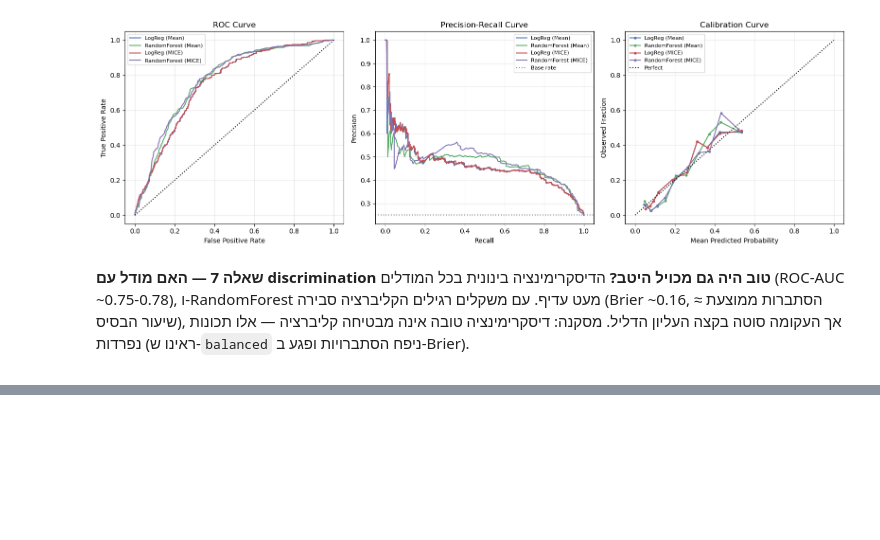
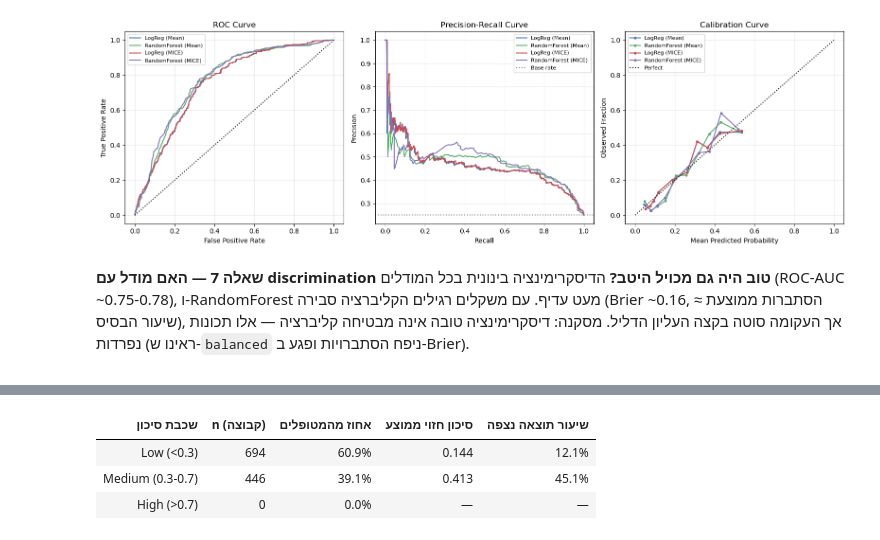
Before and after one commit to Roybin12/medical-machine-learning-, a Jupyter notebook: assignment.ipynb, the cells around one changed output, grey strips where cells are left out. Drawn from its saved outputs; the diff is of its cells as text; code cells hidden in the pictures; blank space fills up the shorter version.

```diff
--- a/assignment.ipynb
+++ b/assignment.ipynb
@@ -614,0 +625,28 @@ plt.tight_layout(); plt.show()
+# %%
+# === שלב 8א: טבלת דירוג סיכונים ===
+RISK_BINS = [0, 0.3, 0.7, 1.0000001]
+RISK_LABELS = ["Low (<0.3)", "Medium (0.3-0.7)", "High (>0.7)"]
+
+def risk_table(probs, y_true):
+    tiers = pd.cut(probs, bins=RISK_BINS, right=False, labels=RISK_LABELS)
+    d = pd.DataFrame({"tier": tiers, "p": probs, "y": np.asarray(y_true)})
+    g = d.groupby("tier", observed=False)
+    n = g.size().to_numpy()
+    pred = g["p"].mean().to_numpy()
+    obs = g["y"].mean().to_numpy()
+    return pd.DataFrame({
+        "שכבת סיכון": RISK_LABELS,
+        "n (קבוצה)": n,
+        "אחוז מהמטופלים": [f"{v / len(d) * 100:.1f}%" for v in n],
+        "סיכון חזוי ממוצע": [f"{v:.3f}" if not np.isnan(v) else "—" for v in pred],
+        "שיעור תוצאה נצפה": [f"{v * 100:.1f}%" if not np.isnan(v) else "—" for v in obs],
+    })
+
+PRIMARY = ("MICE", "RandomForest")
+strat = risk_table(pred_prob[PRIMARY], y_test)
+display(rtl(strat))
+# %% [output]
+| שכבת סיכון | n (קבוצה) | אחוז מהמטופלים | סיכון חזוי ממוצע | שיעור תוצאה נצפה |
+| Low (<0.3) | 694 | 60.9% | 0.144 | 12.1% |
+| Medium (0.3-0.7) | 446 | 39.1% | 0.413 | 45.1% |
+| High (>0.7) | 0 | 0.0% | — | — |
```
Also changed, not shown: parts of 3 cells of this notebook.
